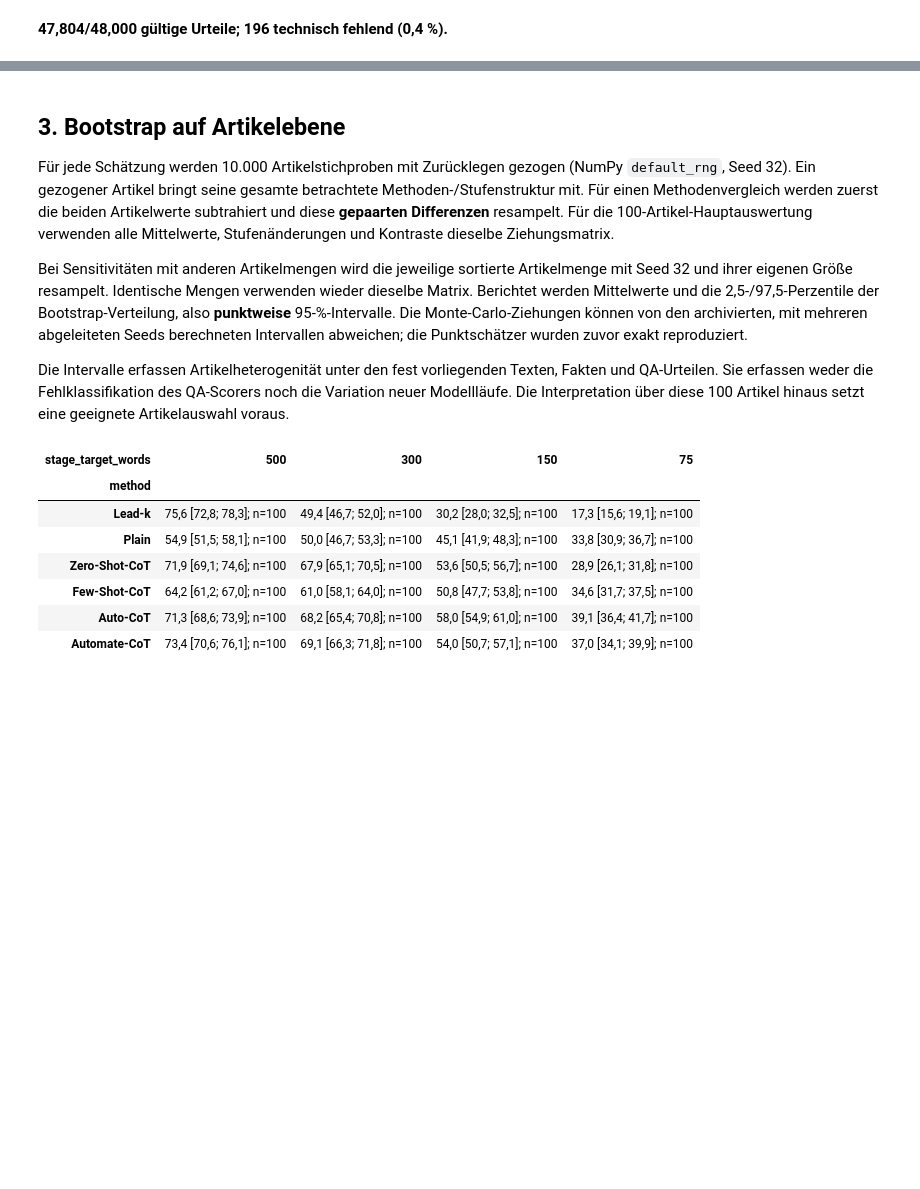
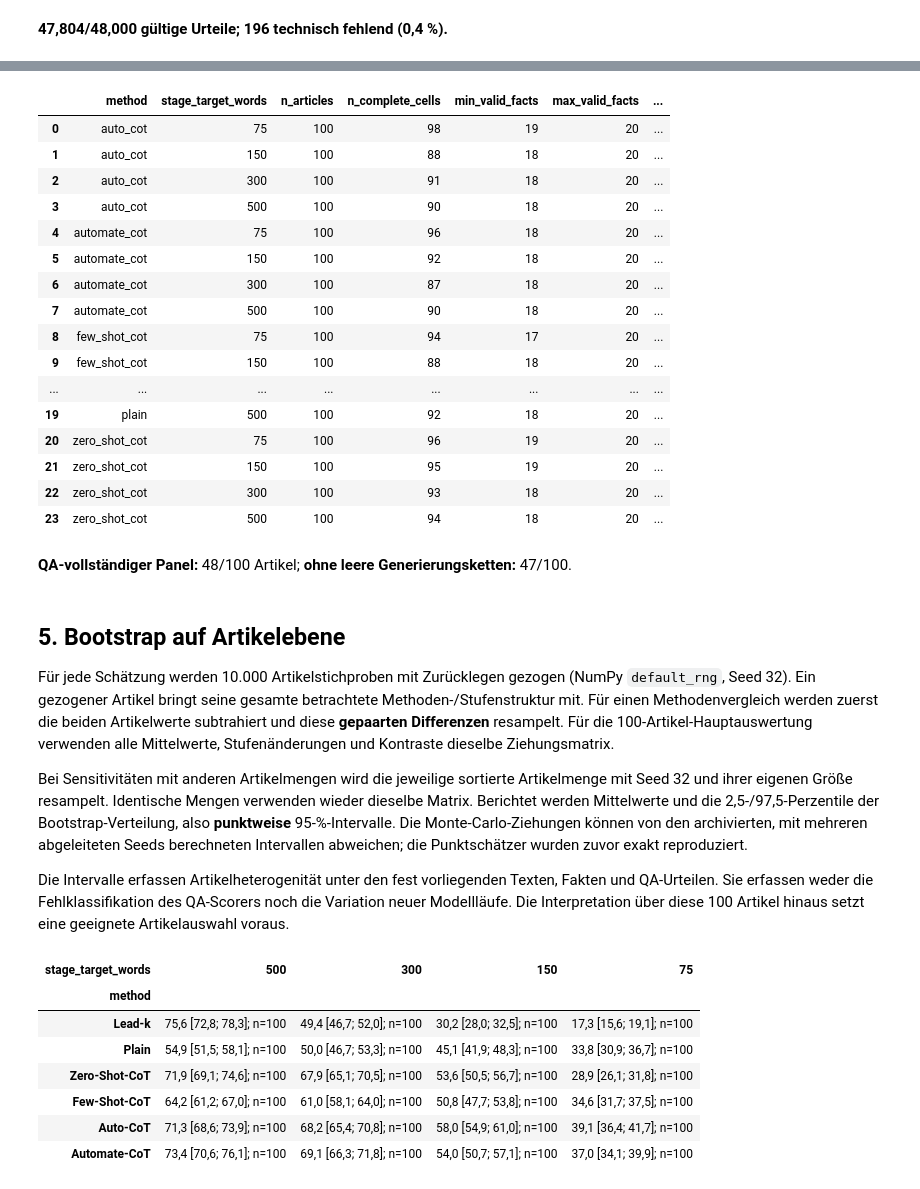
Before and after one commit to EdgarXB/Masterarbeit_Faktenretention_unter_rekursiver_Kompressionskette, a Jupyter notebook: notebooks/03_qa_retention.ipynb, the cells around one changed output, grey strips where cells are left out. Saved outputs shown, nothing was run; the diff lists cells and outputs as text; code cells hidden in the pictures; blank space fills up the shorter version.

```diff
--- a/notebooks/03_qa_retention.ipynb
+++ b/notebooks/03_qa_retention.ipynb
@@ -179,5 +370,48 @@ display(Markdown(f"**{qa.analysis_eligible.sum():,}/{len(qa):,} gültige Urteile
+# %%
+article = qa.groupby(CELL).agg(n_total=("canonical_fact_id", "size"),
+    n_valid=("analysis_eligible", "sum"), n_missing=("technical_missing", "sum"),
+    n_retained=("retained", "sum"), n_lost=("lost", "sum"),
+    generation_chain_failure=("chain_failure", "any"),
+    n_synthetic_not_found=("empty_output", "sum"),
+    n_reference_discordant=("reference_discordant", "sum")).reset_index()
+assert article.n_total.eq(N_FACTS).all()
+assert (article.n_valid + article.n_missing).eq(N_FACTS).all()
+article["retention_observed"] = article.n_retained.div(article.n_valid.replace(0, np.nan))
+article["retention_lower"] = article.n_retained / N_FACTS
+article["retention_upper"] = (article.n_retained + article.n_missing) / N_FACTS
+article["fully_observed"] = article.n_missing.eq(0) & ~article.generation_chain_failure
+cache_check = article.merge(article_cache, on=CELL, validate="one_to_one")
+for new, old in [("retention_observed", "retention"), ("retention_lower", "retention_all_missing_zero"),
+                 ("retention_upper", "retention_all_missing_one")]:
+    assert np.allclose(cache_check[new], pd.to_numeric(cache_check[old]), atol=1e-12), new
+qa_complete_ids = sorted(article.groupby("article_id").n_missing.sum().loc[lambda s: s.eq(0)].index.tolist())
+complete_ids = sorted(set(qa_complete_ids) - set(failed_ids))
+export(article, "retention_artikelebene")
+display(article.groupby(["method", "stage_target_words"]).agg(
+    n_articles=("article_id", "size"), n_complete_cells=("fully_observed", "sum"),
+    min_valid_facts=("n_valid", "min"), max_valid_facts=("n_valid", "max"), n_missing=("n_missing", "sum")).reset_index())
+display(Markdown(f"**QA-vollständiger Panel:** {len(qa_complete_ids)}/100 Artikel; **ohne leere Generierungsketten:** {len(complete_ids)}/100."))
+# %% [output]
+|  | method | stage_target_words | n_articles | n_complete_cells | min_valid_facts | max_valid_facts | ... |
+| 0 | auto_cot | 75 | 100 | 98 | 19 | 20 | ... |
+| 1 | auto_cot | 150 | 100 | 88 | 18 | 20 | ... |
+| 2 | auto_cot | 300 | 100 | 91 | 18 | 20 | ... |
+| 3 | auto_cot | 500 | 100 | 90 | 18 | 20 | ... |
+| 4 | automate_cot | 75 | 100 | 96 | 18 | 20 | ... |
+| 5 | automate_cot | 150 | 100 | 92 | 18 | 20 | ... |
+| 6 | automate_cot | 300 | 100 | 87 | 18 | 20 | ... |
+| 7 | automate_cot | 500 | 100 | 90 | 18 | 20 | ... |
+| 8 | few_shot_cot | 75 | 100 | 94 | 17 | 20 | ... |
+| 9 | few_shot_cot | 150 | 100 | 88 | 18 | 20 | ... |
+| ... | ... | ... | ... | ... | ... | ... | ... |
+| 19 | plain | 500 | 100 | 92 | 18 | 20 | ... |
+| 20 | zero_shot_cot | 75 | 100 | 96 | 19 | 20 | ... |
+| 21 | zero_shot_cot | 150 | 100 | 95 | 19 | 20 | ... |
+| 22 | zero_shot_cot | 300 | 100 | 93 | 18 | 20 | ... |
+| 23 | zero_shot_cot | 500 | 100 | 94 | 18 | 20 | ... |
+**QA-vollständiger Panel:** 48/100 Artikel; **ohne leere Generierungsketten:** 47/100.
 # %% [markdown]
-## 3. Bootstrap auf Artikelebene
+## 5. Bootstrap auf Artikelebene
 
 Für jede Schätzung werden 10.000 Artikelstichproben mit Zurücklegen gezogen (NumPy `default_rng`, Seed 32). Ein gezogener Artikel bringt seine gesamte betrachtete Methoden-/Stufenstruktur mit. Für einen Methodenvergleich werden zuerst die beiden Artikelwerte subtrahiert und diese **gepaarten Differenzen** resampelt. Für die 100-Artikel-Hauptauswertung verwenden alle Mittelwerte, Stufenänderungen und Kontraste dieselbe Ziehungsmatrix.
 
```
Also changed, not shown: parts of 25 cells of this notebook.
